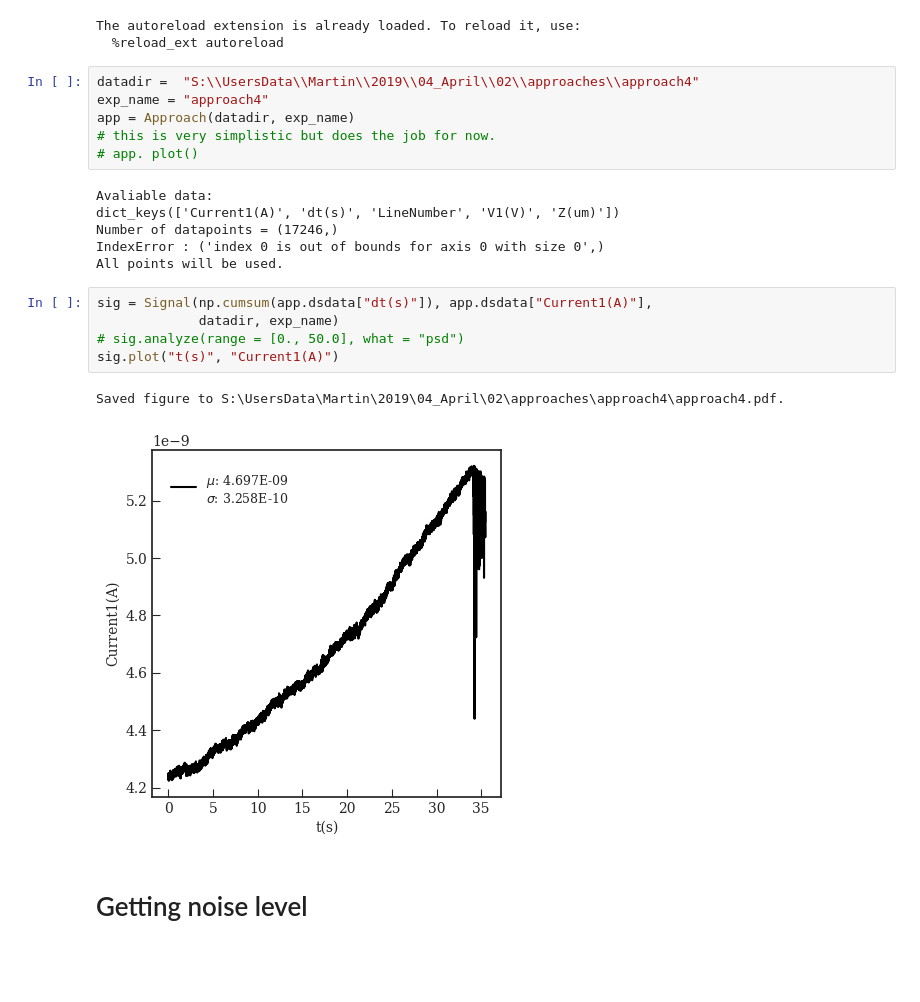
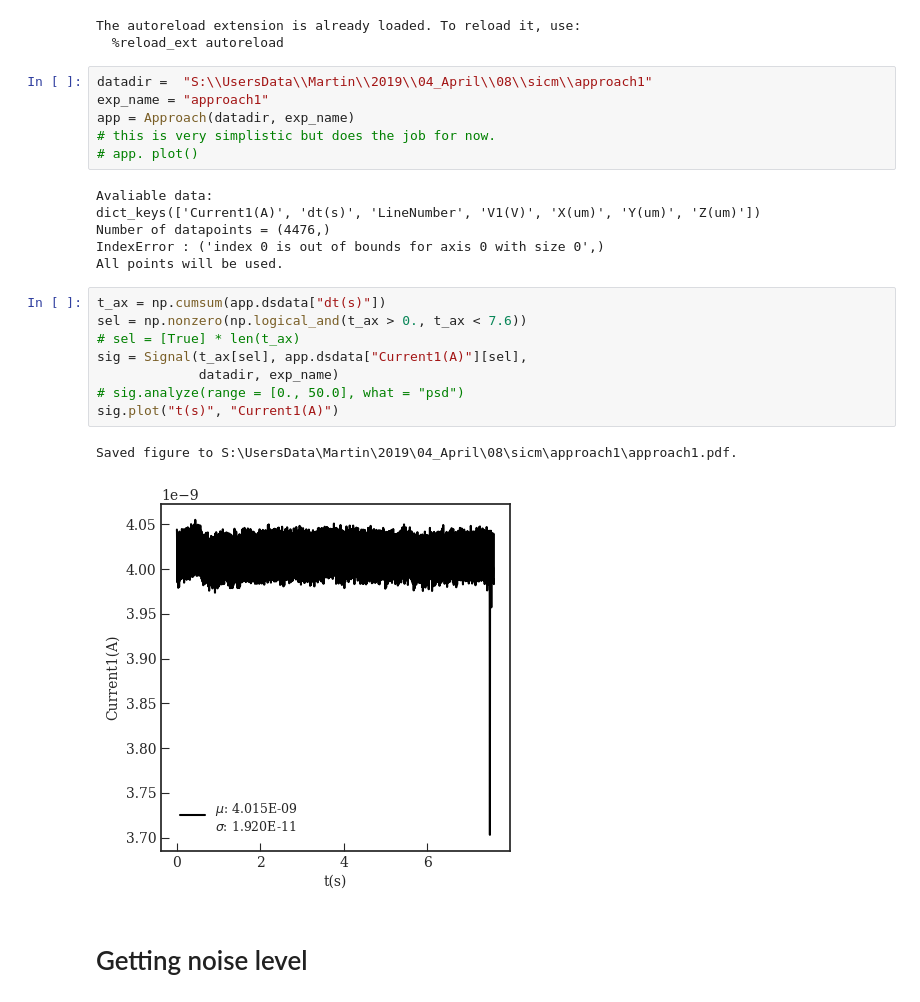
Before and after one commit to martinholub/sicm, a Jupyter notebook: notebooks/plots.ipynb, the cells around one changed output. Saved outputs shown, nothing was run; the diff lists cells and outputs as text; blank space fills up the shorter version.

Commit message:
WIP: Plotting Current z slcies
- plot current at various slices

```diff
--- a/notebooks/plots.ipynb
+++ b/notebooks/plots.ipynb
@@ -134,25 +142,28 @@ import numpy as np
 The autoreload extension is already loaded. To reload it, use:
   %reload_ext autoreload
 # %%
-datadir =  "S:\\UsersData\\Martin\\2019\\04_April\\02\\approaches\\approach4"
-exp_name = "approach4"
+datadir =  "S:\\UsersData\\Martin\\2019\\04_April\\08\\sicm\\approach1"
+exp_name = "approach1"
 app = Approach(datadir, exp_name)
 # this is very simplistic but does the job for now.
 # app. plot()
 # %% [output]
 Avaliable data:
-dict_keys(['Current1(A)', 'dt(s)', 'LineNumber', 'V1(V)', 'Z(um)'])
-Number of datapoints = (17246,)
+dict_keys(['Current1(A)', 'dt(s)', 'LineNumber', 'V1(V)', 'X(um)', 'Y(um)', 'Z(um)'])
+Number of datapoints = (4476,)
 IndexError : ('index 0 is out of bounds for axis 0 with size 0',)
 All points will be used.
 # %%
-sig = Signal(np.cumsum(app.dsdata["dt(s)"]), app.dsdata["Current1(A)"],
+t_ax = np.cumsum(app.dsdata["dt(s)"])
+sel = np.nonzero(np.logical_and(t_ax > 0., t_ax < 7.6))
+# sel = [True] * len(t_ax)
+sig = Signal(t_ax[sel], app.dsdata["Current1(A)"][sel],
              datadir, exp_name)
 # sig.analyze(range = [0., 50.0], what = "psd")
 sig.plot("t(s)", "Current1(A)")
 # %% [output]
-Saved figure to S:\UsersData\Martin\2019\04_April\02\approaches\approach4\approach4.pdf.
+Saved figure to S:\UsersData\Martin\2019\04_April\08\sicm\approach1\approach1.pdf.
-[figure, old version]
+[figure, new version]
 # %% [markdown]
 # Getting noise level
 # %%
```
Also changed, not shown: parts of 5 cells of this notebook, 5 other files.
